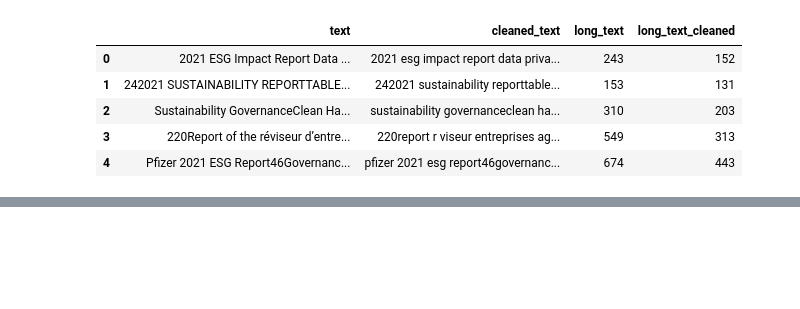
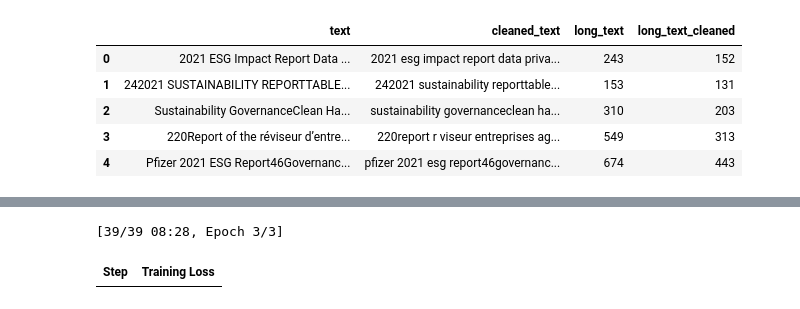
Before and after one commit to PSha98/ESG_document_classifier, a Jupyter notebook: ESG_Classifier.ipynb, the cells around one changed output, grey strips where cells are left out. Saved outputs shown, nothing was run; the diff lists cells and outputs as text; code cells hidden in the pictures; blank space fills up the shorter version.

```diff
--- a/ESG_Classifier.ipynb
+++ b/ESG_Classifier.ipynb
@@ -464,0 +292,80 @@ print(df_extracted.head())
+# %%
+# Assuming df is your DataFrame with 'cleaned_text' and 'class' columns
+labels = df['class'].values
+texts = df['cleaned_text'].values
+
+# Prepare positive pairs for Multiple Negatives Ranking Loss (MNRL) training
+grouped = {label: df[df['class'] == label]['cleaned_text'].tolist() for label in df['class'].unique()}
+examples = []
+for label, samples in grouped.items():
+    num_pairs = min(100, len(samples) // 2)
+    for _ in range(num_pairs):
+        a, b = random.sample(samples, 2)
+        examples.append(InputExample(texts=[a, b]))
+
+# Load pre-trained model and fine-tune with MNRL loss
+model = SentenceTransformer('all-MiniLM-L6-v2')
+train_dataloader = DataLoader(examples, shuffle=True, batch_size=32)
+train_loss = losses.MultipleNegativesRankingLoss(model)
+
+model.fit(
+    train_objectives=[(train_dataloader, train_loss)],
+    epochs=3,
+    warmup_steps=100
+)
+
+# Define classifiers
+lgbm_params = {
+    'n_estimators': 100,
+    'learning_rate': 0.1,
+    'num_leaves': 31,
+    'random_state': 42
+}
+
+classifiers = {
+    'Logistic Regression': LogisticRegression(max_iter=1000),
+    'SVM': SVC(kernel='linear', probability=True),
+    'LightGBM': LGBMClassifier(**lgbm_params),
+    'Neural Network': MLPClassifier(hidden_layer_sizes=(100,), max_iter=1000)
+}
+
+# Cross-validation setup
+skf = StratifiedKFold(n_splits=5, shuffle=True, random_state=42)
+results = {name: {'accuracy': [], 'macro_f1': []} for name in classifiers.keys()}
+
+for fold, (train_idx, val_idx) in enumerate(skf.split(texts, labels), 1):
+    print(f"\nFold {fold} -----------------------------")
+    X_train, X_val = texts[train_idx], texts[val_idx]
+    y_train, y_val = labels[train_idx], labels[val_idx]
+
+    emb_train = model.encode(X_train, show_progress_bar=False)
+    emb_val = model.encode(X_val, show_progress_bar=False)
+
+    for name, clf in classifiers.items():
+        clf.fit(emb_train, y_train)
+        y_pred = clf.predict(emb_val)
+
+        acc = accuracy_score(y_val, y_pred)
+        macro_f1 = f1_score(y_val, y_pred, average='macro')
+
+        results[name]['accuracy'].append(acc)
+        results[name]['macro_f1'].append(macro_f1)
+
+        print(f"{name} Accuracy: {acc:.4f} | Macro F1: {macro_f1:.4f}")
+
+# Summary table
+summary = []
+for name, scores in results.items():
+    summary.append({
+        'Model': name,
+        'Mean Accuracy': np.mean(scores['accuracy']),
+        'Std Accuracy': np.std(scores['accuracy']),
+        'Mean Macro F1': np.mean(scores['macro_f1']),
+        'Std Macro F1': np.std(scores['macro_f1'])
+    })
+
+results_df = pd.DataFrame(summary)
+print("\nModel Comparison:\n", results_df)
+# %% [output]
+[39/39 08:28, Epoch 3/3]
+| Step | Training Loss |
```
Also changed, not shown: parts of 18 cells of this notebook.
